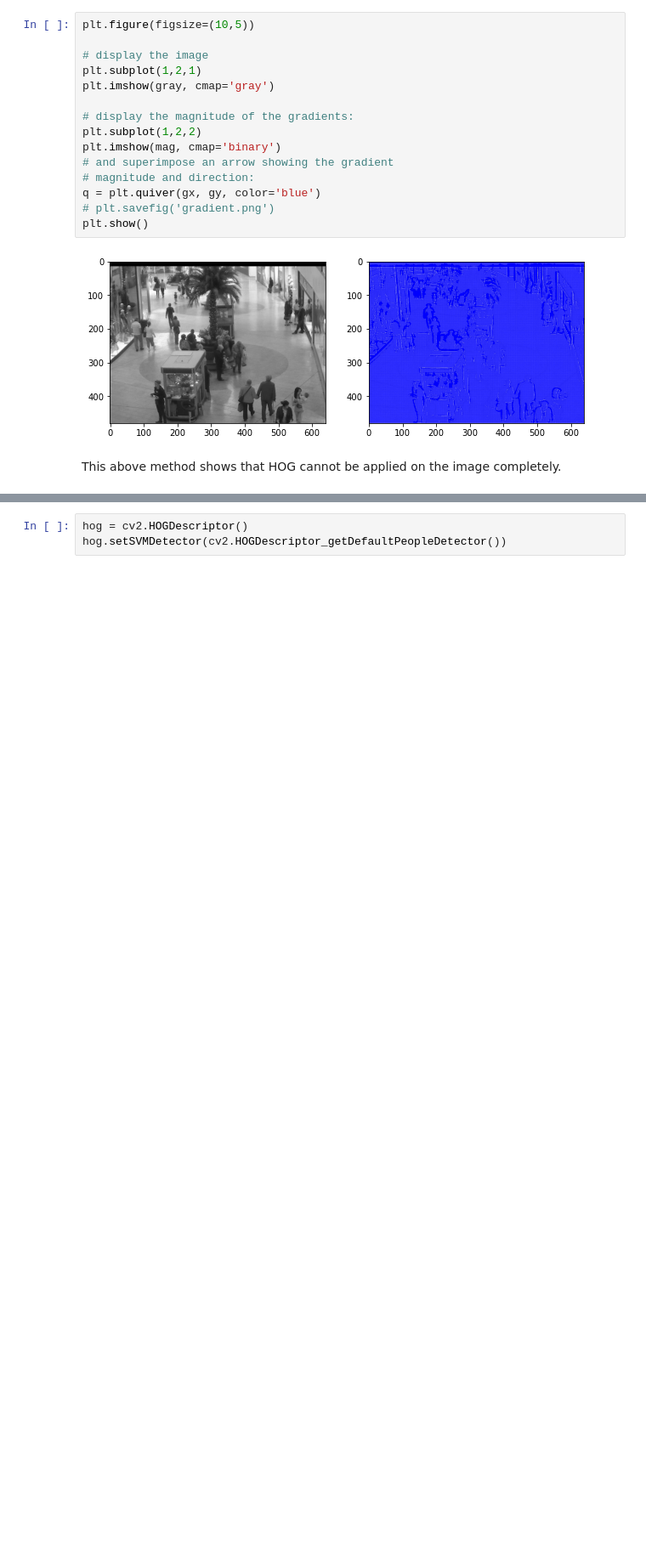
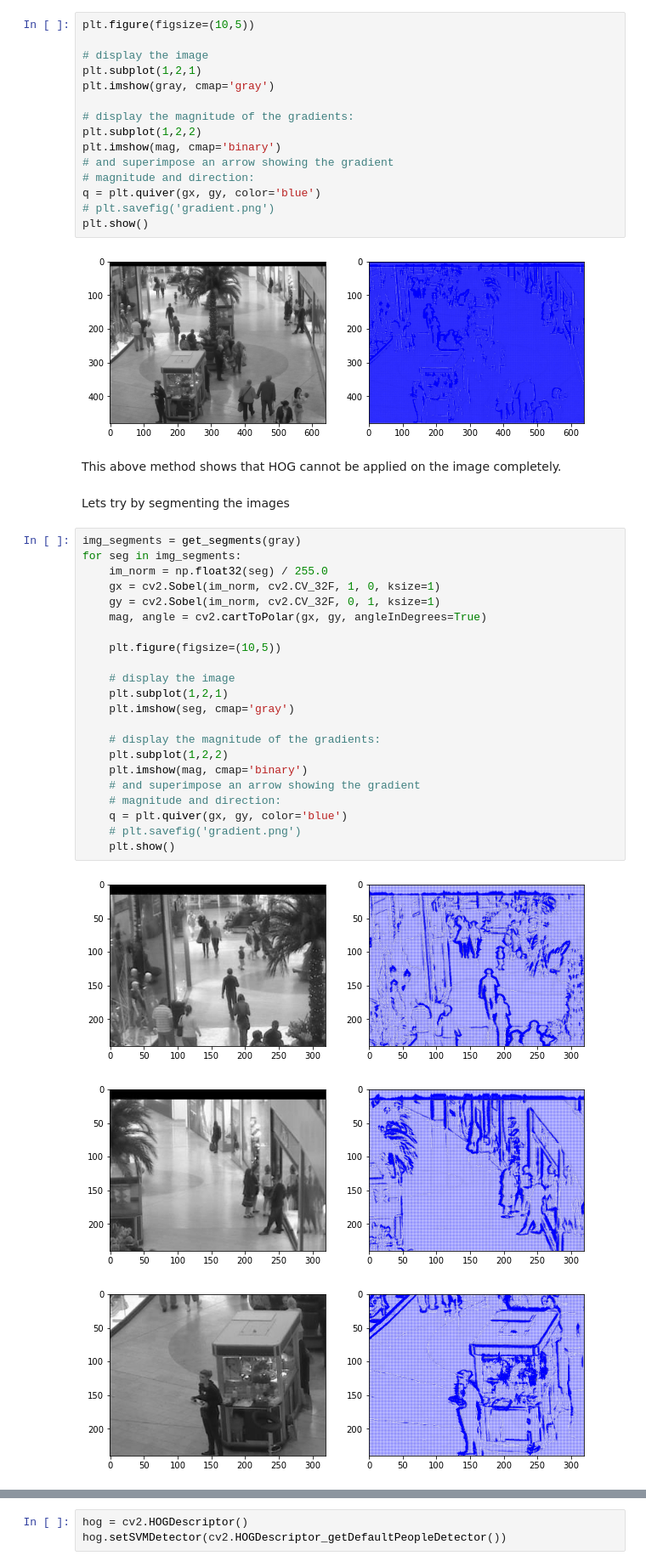
Before and after one commit to Mayank-Gupta1805/Object-People-Detection, a Jupyter notebook: HOG.ipynb, the cells around one changed output, grey strips where cells are left out. Shown at 85% size. Saved outputs shown, nothing was run; the diff lists cells and outputs as text; blank space fills up the shorter version.

```diff
--- a/HOG.ipynb
+++ b/HOG.ipynb
@@ -54,3 +51,31 @@ plt.show()
 [figure]
 # %% [markdown]
 This above method shows that HOG cannot be applied on the image completely.
+# %% [markdown]
+Lets try by segmenting the images
+# %%
+img_segments = get_segments(gray)
+for seg in img_segments:
+    im_norm = np.float32(seg) / 255.0
+    gx = cv2.Sobel(im_norm, cv2.CV_32F, 1, 0, ksize=1)
+    gy = cv2.Sobel(im_norm, cv2.CV_32F, 0, 1, ksize=1)
+    mag, angle = cv2.cartToPolar(gx, gy, angleInDegrees=True)
+
+    plt.figure(figsize=(10,5))
+
+    # display the image
+    plt.subplot(1,2,1)
+    plt.imshow(seg, cmap='gray')
+
+    # display the magnitude of the gradients:
+    plt.subplot(1,2,2)
+    plt.imshow(mag, cmap='binary')
+    # and superimpose an arrow showing the gradient
+    # magnitude and direction:
+    q = plt.quiver(gx, gy, color='blue')
+    # plt.savefig('gradient.png')
+    plt.show()
+# %% [output]
+[figure, added]
+[figure, added]
+[figure, added]
```
Also changed, not shown: parts of 10 cells of this notebook, 1 other file.
